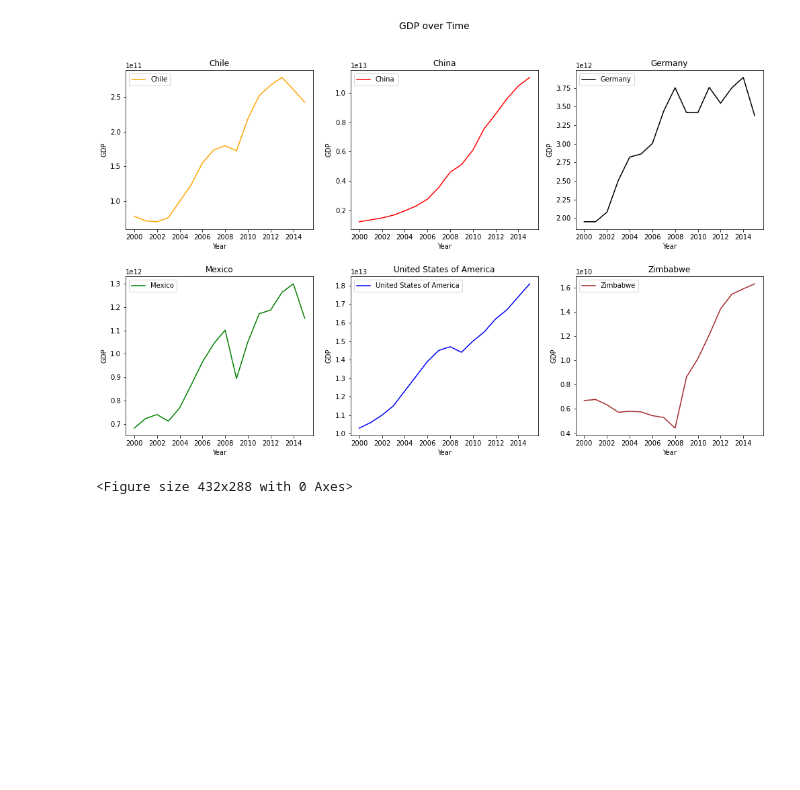
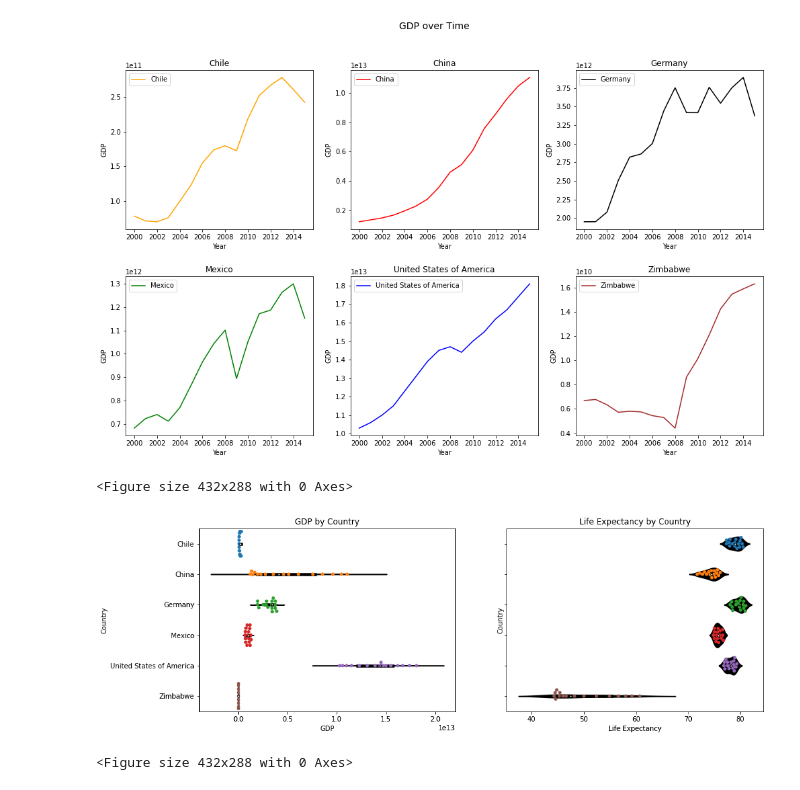
Before and after one commit to Gigabyte2408/life-expectancy-gdp-project, a Jupyter notebook: life_expectancy_gdp.ipynb, the cells around one changed output. Drawn from its saved outputs; the diff is of its cells as text; code cells hidden in the pictures; blank space fills up the shorter version.

Commit message:
Violin/Swarm Plots
Added Violin plots, swarm plots, and a superimposed combination of the two.

```diff
--- a/life_expectancy_gdp.ipynb
+++ b/life_expectancy_gdp.ipynb
@@ -129,3 +128,18 @@ plt.clf()
 # %% [output]
 [figure]
 <Figure size 432x288 with 0 Axes>
+# %%
+#Violin and Swarmplot GDP by country and LE by country
+
+fig, axes = plt.subplots(1,2, sharey = True, figsize = (15,5))
+axes[0] = sns.swarmplot(ax = axes[0], x = 'GDP', y = 'Country', data = df)
+axes[0] = sns.violinplot(ax = axes[0], x = 'GDP', y = 'Country', data = df, color = 'black')
+axes[0].set_title('GDP by Country')
+axes[1] = sns.swarmplot(ax = axes[1], x = 'Life Expectancy', y = 'Country', data = df)
+axes[1] = sns.violinplot(ax = axes[1], x = 'Life Expectancy', y = 'Country', data = df, color = 'black')
+axes[1].set_title('Life Expectancy by Country')
+plt.show()
+plt.clf()
+# %% [output]
+[figure, added]
+<Figure size 432x288 with 0 Axes>
```
Also changed, not shown: parts of 3 cells of this notebook.
